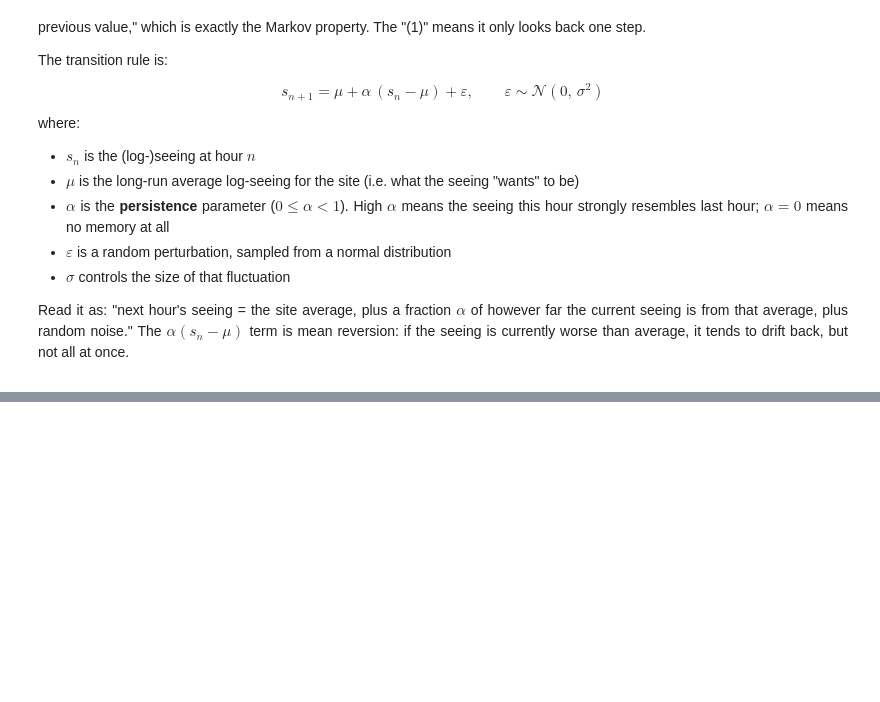
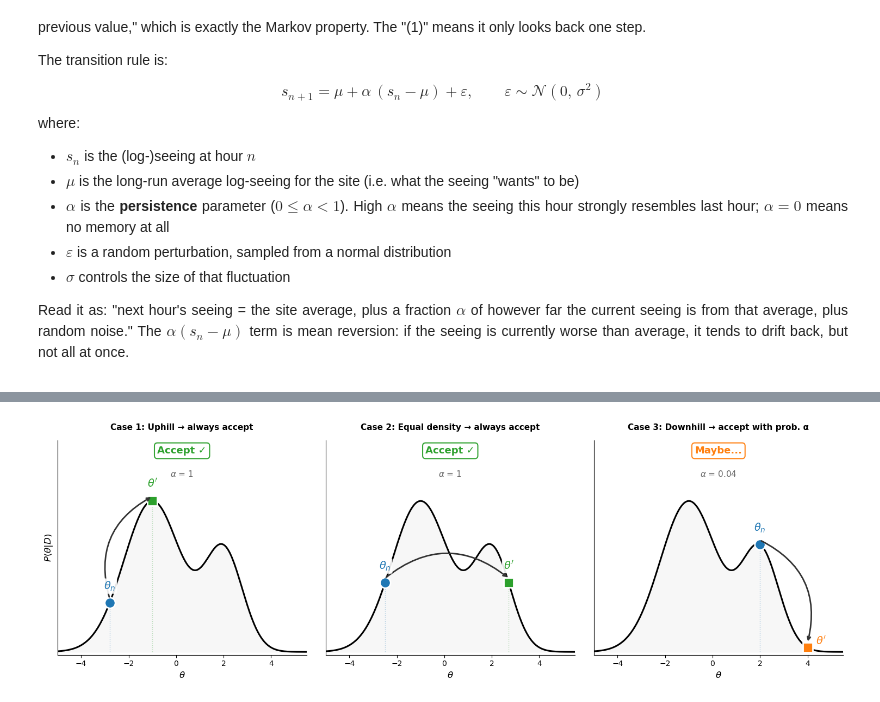
Before and after one commit to ConaireD/UNSW_Astro_Stats_Club, a Jupyter notebook: 02_MonteCarloMarkovChains/01_BeforeTutorial.ipynb, the cells around one changed output, grey strips where cells are left out. Drawn from its saved outputs; the diff is of its cells as text; code cells hidden in the pictures; blank space fills up the shorter version.

```diff
--- a/02_MonteCarloMarkovChains/01_BeforeTutorial.ipynb
+++ b/02_MonteCarloMarkovChains/01_BeforeTutorial.ipynb
@@ -502,2 +620,93 @@ The question is: how do we engineer those transition rules?
+# %%
+fig, axes = plt.subplots(1, 3, figsize=(15, 5))
+
+x = np.linspace(-5, 6, 1000)
+
+def density(xv):
+    return 0.4 * np.exp(-0.5*((xv-2)/0.8)**2) + 0.6 * np.exp(-0.5*((xv+1)/1.2)**2)
+
+target_vals = density(x)
+norm = target_vals.max()
+target_vals /= norm
+
+cases = [
+    {'title': 'Case 1: Uphill → always accept',
+     'tc': -2.8, 'tp': -1.0,
+     'result': 'Accept ✓', 'rcol': 'tab:green'},
+    {'title': 'Case 2: Equal density → always accept',
+     'tc': -2.5, 'tp': 2.71,
+     'result': 'Accept ✓', 'rcol': 'tab:green'},
+    {'title': 'Case 3: Downhill → accept with prob. α',
+     'tc': 2.0, 'tp': 4.0,
+     'result': 'Maybe...', 'rcol': 'tab:orange'},
+]
+
+for ax, c in zip(axes, cases):
+    tc, tp = c['tc'], c['tp']
+    pc = density(tc) / norm
+    pp = density(tp) / norm
+
+    # Background
+    ax.plot(x, target_vals, 'k-', lw=2.2)
+    ax.fill_between(x, target_vals, alpha=0.06, color='grey')
+
+    # Vertical reference lines
+    ax.vlines(tc, 0, pc, color='tab:blue', ls=':', alpha=0.3, lw=1)
+    ax.vlines(tp, 0, pp, color=c['rcol'], ls=':', alpha=0.3, lw=1)
+
+    # Points (BELOW arrow)
+    ax.plot(tc, pc, 'o', color='tab:blue', ms=14, zorder=5,
+            markeredgecolor='white', markeredgewidth=2)
+    ax.plot(tp, pp, 's', color=c['rcol'], ms=13, zorder=5,
+            markeredgecolor='white', markeredgewidth=2)
+
+    # Curved arrow (ON TOP of points)
+    rad = -0.4 if tp > tc else 0.4
+    ax.annotate('',
+                xy=(tp, pp + 0.03),
+                xytext=(tc, pc + 0.03),
+                arrowprops=dict(arrowstyle='->', color='#333', lw=2,
+                               connectionstyle=f'arc3,rad={rad}'),
+                zorder=10)
+
+    # Labels (ABOVE arrow)
+    label_bbox = dict(boxstyle='round,pad=0.15', facecolor='white',
+                      edgecolor='none', alpha=0.9)
+
+    ax.text(tc, pc + 0.09, r'$\theta_n$', ha='center', fontsize=14,
+            color='tab:blue', fontweight='bold', zorder=15, bbox=label_bbox)
+
+    if pp < 0.1:
+        ax.text(tp + 0.35, pp + 0.02, r"$\theta'$", ha='left', fontsize=14,
+                color=c['rcol'], fontweight='bold', zorder=15, bbox=label_bbox)
+    else:
+        ax.text(tp, pp + 0.09, r"$\theta'$", ha='center', fontsize=14,
+                color=c['rcol'], fontweight='bold', zorder=15, bbox=label_bbox)
+
+    # Result badge
+    ax.text(0.5, 0.94, c['result'], transform=ax.transAxes, ha='center',
+            fontsize=13, fontweight='bold', color=c['rcol'],
+            bbox=dict(boxstyle='round,pad=0.3', facecolor='white',
+                      edgecolor=c['rcol'], alpha=0.95, lw=1.5))
+
+    # Alpha value
+    ratio = pp / pc
+    ratio_text = r'$\alpha$ = 1' if ratio >= 1.0 else rf'$\alpha$ = {ratio:.2f}'
+    ax.text(0.5, 0.83, ratio_text, transform=ax.transAxes, ha='center',
+            fontsize=11, color='#666')
+
+    ax.set_title(c['title'], fontsize=11, fontweight='bold', pad=14)
+    ax.set_xlabel(r'$\theta$', fontsize=12)
+    ax.set_yticks([])
+    ax.set_xlim(-5, 5.5)
+    ax.set_ylim(-0.02, 1.4)
+    ax.spines['top'].set_visible(False)
+    ax.spines['right'].set_visible(False)
+
+axes[0].set_ylabel(r'$P(\theta|D)$', fontsize=12)
+plt.tight_layout(w_pad=2.5)
+plt.show()
+# %% [output]
+[figure, added]
 # %%
 # circle example, then onto Markov chains)
```
Also changed, not shown: parts of 11 cells of this notebook.
